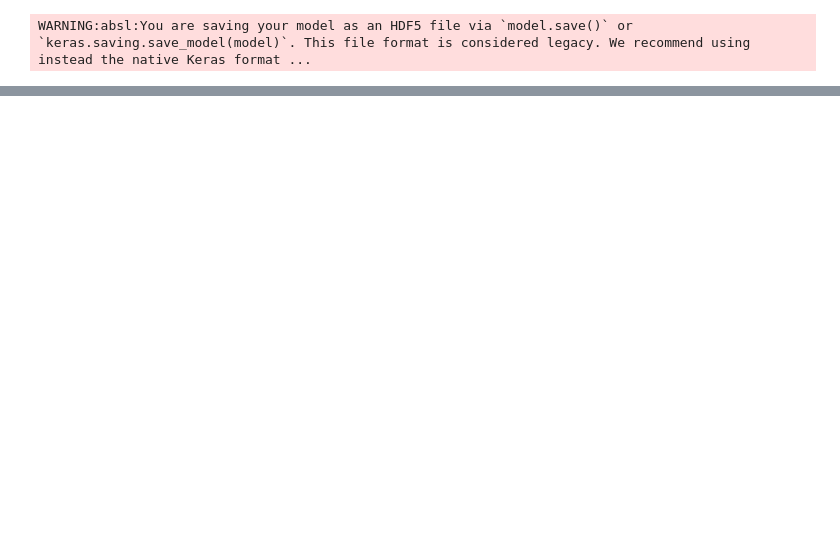
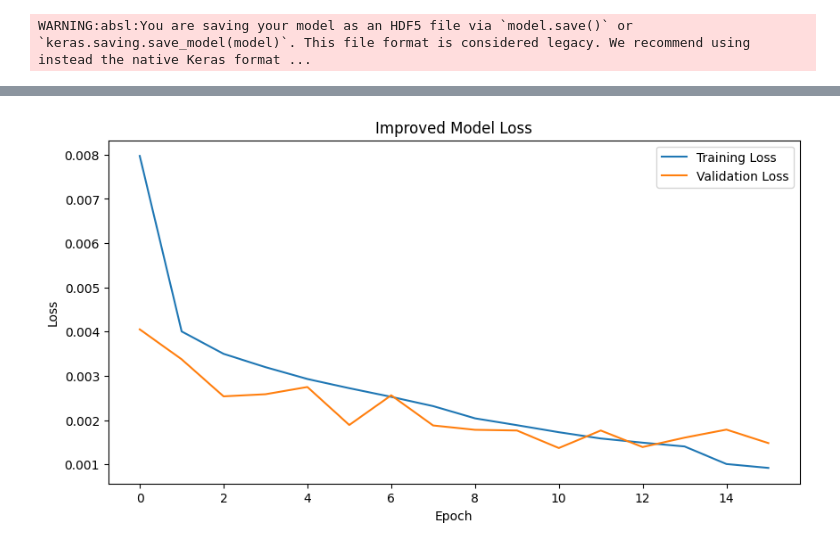
Before and after one commit to jayanth-talasri/Solar-irradiance-forecasting-using-deep-Learning-model-LSTM-, a Jupyter notebook: solar_forecasting.ipynb, the cells around one changed output, grey strips where cells are left out. Drawn from its saved outputs; the diff is of its cells as text; code cells hidden in the pictures; blank space fills up the shorter version.

```diff
--- a/solar_forecasting.ipynb
+++ b/solar_forecasting.ipynb
@@ -358,0 +491,20 @@ WARNING:absl:You are saving your model as an HDF5 file via `model.save()` or `ke
+# %%
+improved_model.compile(
+    optimizer='adam',
+    loss='mean_squared_error',
+    metrics=['mae']
+)
+# %%
+history_improved = improved_model.fit(
+    X_train,
+    y_train,
+    epochs=50,
+    batch_size=32,
+    validation_split=0.1,
+    callbacks=[
+        early_stop,
+        checkpoint,
+        reduce_lr
+    ],
+    verbose=1
+)
@@ -358,0 +529,26 @@ WARNING:absl:You are saving your model as an HDF5 file via `model.save()` or `ke
+# %%
+import matplotlib.pyplot as plt
+
+plt.figure(figsize=(10,5))
+
+plt.plot(
+    history_improved.history['loss'],
+    label='Training Loss'
+)
+
+plt.plot(
+    history_improved.history['val_loss'],
+    label='Validation Loss'
+)
+
+plt.title("Improved Model Loss")
+
+plt.xlabel("Epoch")
+
+plt.ylabel("Loss")
+
+plt.legend()
+
+plt.show()
+# %% [output]
+[figure, added]
```
Also changed, not shown: parts of 37 cells of this notebook.
